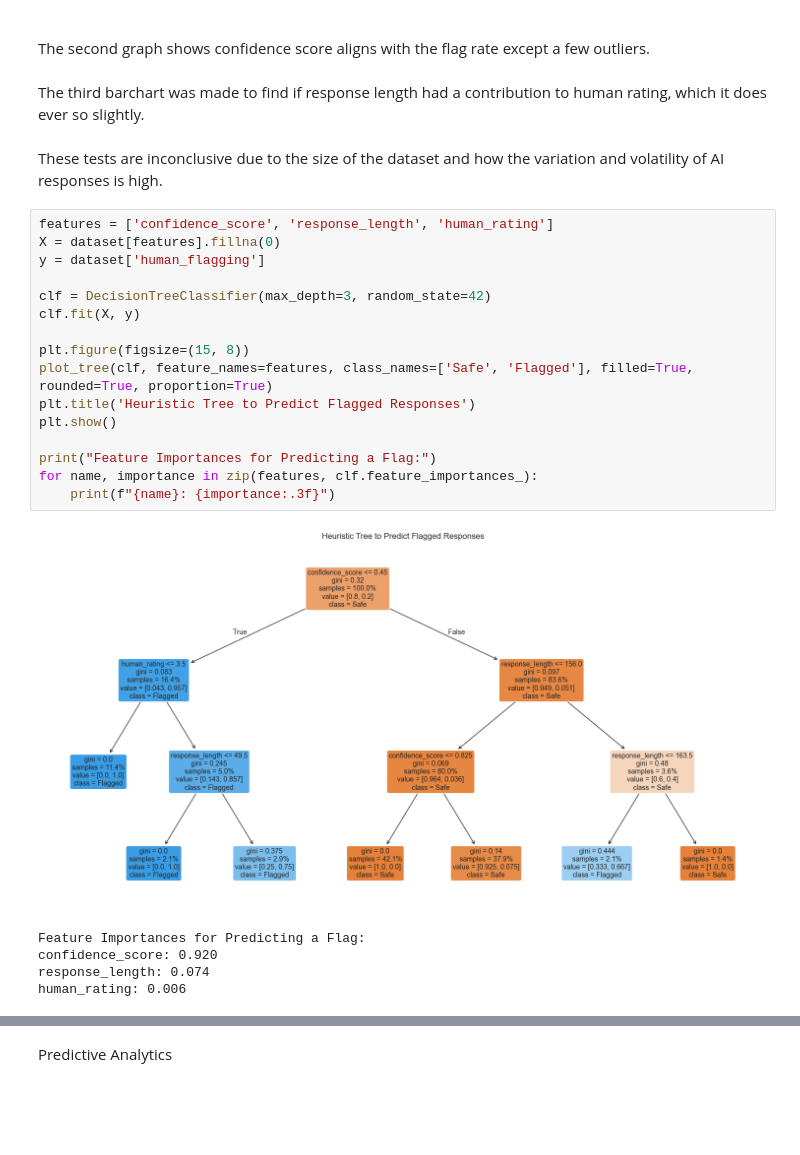
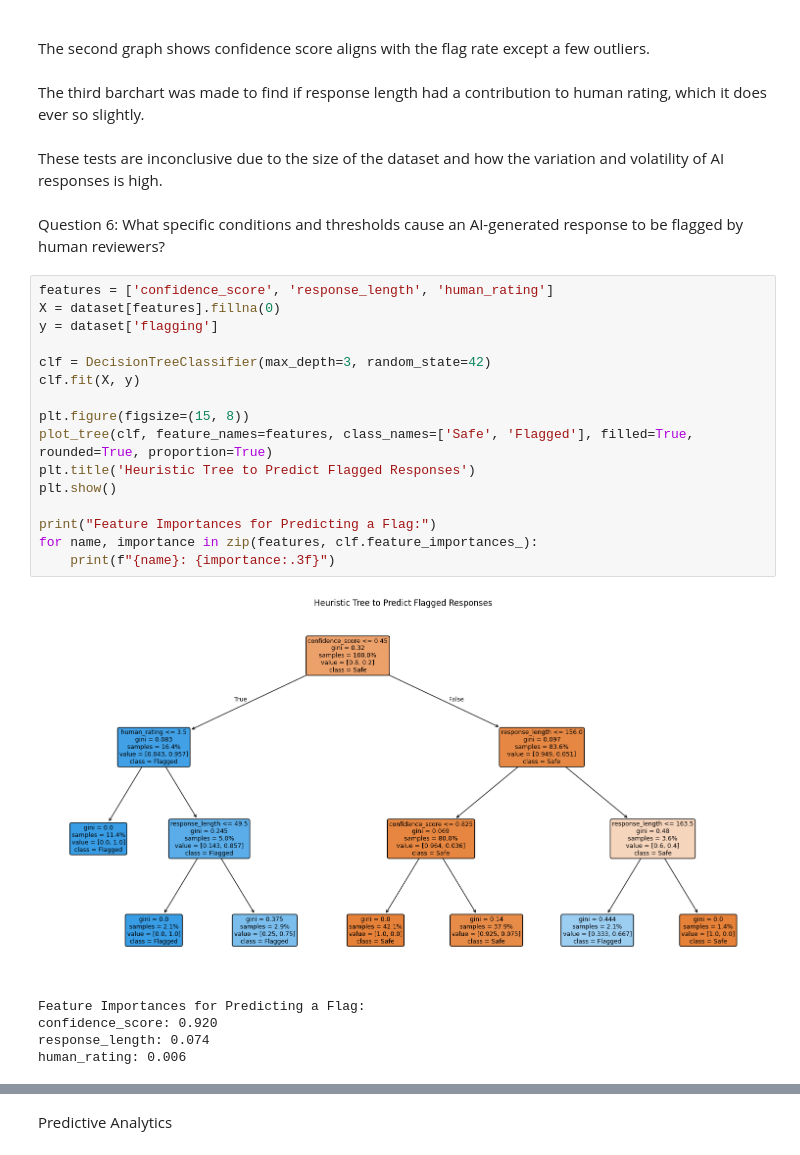
Before and after one commit to bhumikaguptaa/Carepilot_OA, a Jupyter notebook: Data_Analysis.ipynb, the cells around one changed output, grey strips where cells are left out. Drawn from its saved outputs; the diff is of its cells as text; blank space fills up the shorter version.

```diff
--- a/Data_Analysis.ipynb
+++ b/Data_Analysis.ipynb
@@ -158,24 +158,26 @@ The analysis is about what factors lead to human flagging. The first graph shows
 The second graph shows confidence score aligns with the flag rate except a few outliers. <br> <br>
 The third barchart was made to find if response length had a contribution to human rating, which it does ever so slightly. <br> <br>
 These tests are inconclusive due to the size of the dataset and how the variation and volatility of AI responses is high.
+# %% [markdown]
+Question 6: What specific conditions and thresholds cause an AI-generated response to be flagged by human reviewers?
 # %%
 features = ['confidence_score', 'response_length', 'human_rating']
 X = dataset[features].fillna(0)
-y = dataset['human_flagging']
+y = dataset['flagging']
 
 clf = DecisionTreeClassifier(max_depth=3, random_state=42)
 clf.fit(X, y)
 
 plt.figure(figsize=(15, 8))
 plot_tree(clf, feature_names=features, class_names=['Safe', 'Flagged'], filled=True, rounded=True, proportion=True)
 plt.title('Heuristic Tree to Predict Flagged Responses')
 plt.show()
 
 print("Feature Importances for Predicting a Flag:")
 for name, importance in zip(features, clf.feature_importances_):
     print(f"{name}: {importance:.3f}")
 # %% [output]
-[figure, old version]
+[figure, new version]
 Feature Importances for Predicting a Flag:
 confidence_score: 0.920
 response_length: 0.074
```
Also changed, not shown: parts of 13 cells of this notebook.
